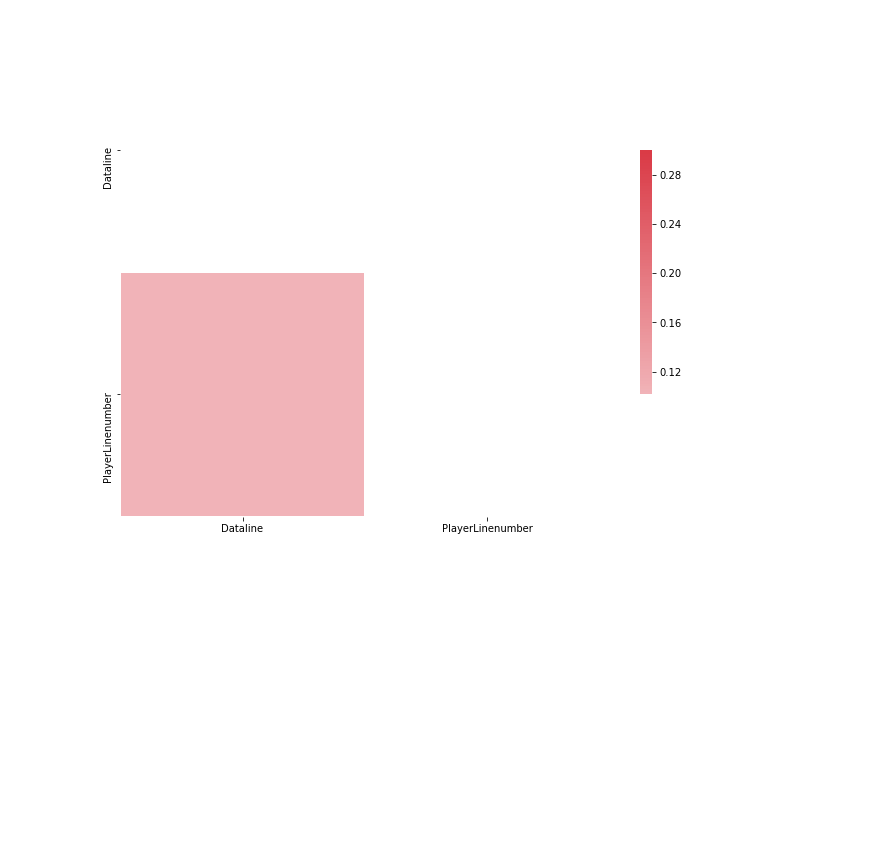
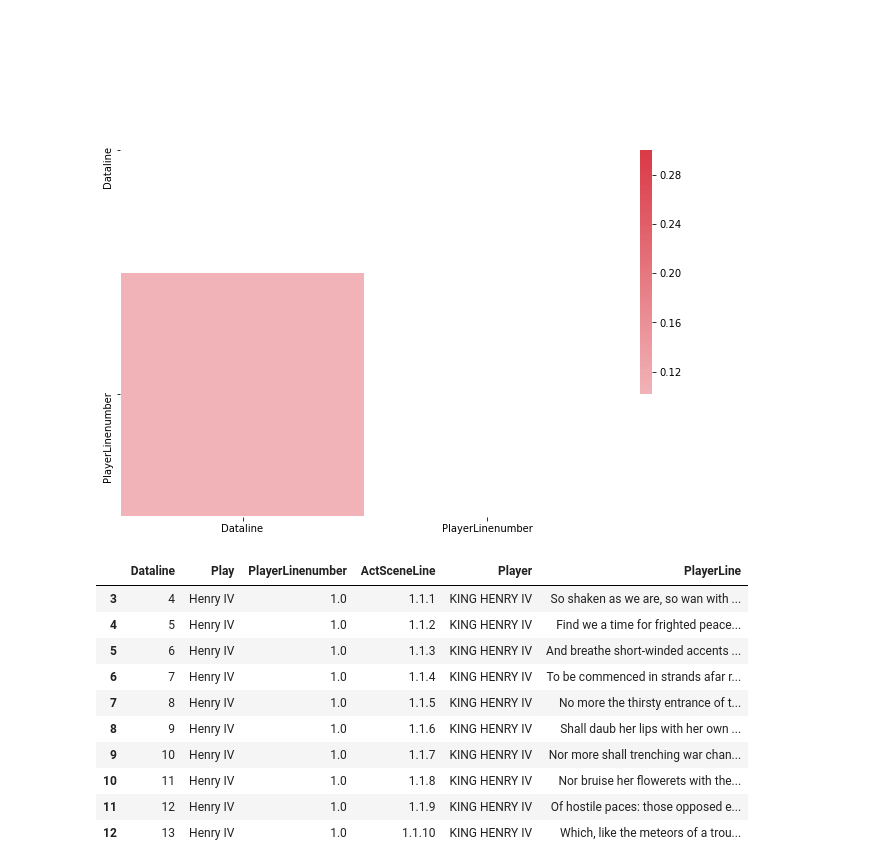
Before and after one commit to giordan12/tobeornottobe, a Jupyter notebook: castro_project2.ipynb, the cells around one changed output. Drawn from its saved outputs; the diff is of its cells as text; code cells hidden in the pictures; blank space fills up the shorter version.

```diff
--- a/castro_project2.ipynb
+++ b/castro_project2.ipynb
@@ -113,3 +113,17 @@ sns.heatmap(shakes_corr, mask=mask, cmap=cmap, vmax=.3, center=0,
 # I still need to come up with ways how to take advantage of the PlayerLineNumber and the ActSceneLineNumber columns
 # Maybe some sentiment analysis on the line column would help a lot
 # If there would be a way to extract special words each character uses, that would help a ton more, I need to figure out if I can do this
+# %%
+shakes_df.head(10)
+# %% [output]
+|  | Dataline | Play | PlayerLinenumber | ActSceneLine | Player | PlayerLine |
+| 3 | 4 | Henry IV | 1.0 | 1.1.1 | KING HENRY IV | So shaken as we are, so wan with ... |
+| 4 | 5 | Henry IV | 1.0 | 1.1.2 | KING HENRY IV | Find we a time for frighted peace... |
+| 5 | 6 | Henry IV | 1.0 | 1.1.3 | KING HENRY IV | And breathe short-winded accents ... |
+| 6 | 7 | Henry IV | 1.0 | 1.1.4 | KING HENRY IV | To be commenced in strands afar r... |
+| 7 | 8 | Henry IV | 1.0 | 1.1.5 | KING HENRY IV | No more the thirsty entrance of t... |
+| 8 | 9 | Henry IV | 1.0 | 1.1.6 | KING HENRY IV | Shall daub her lips with her own ... |
+| 9 | 10 | Henry IV | 1.0 | 1.1.7 | KING HENRY IV | Nor more shall trenching war chan... |
+| 10 | 11 | Henry IV | 1.0 | 1.1.8 | KING HENRY IV | Nor bruise her flowerets with the... |
+| 11 | 12 | Henry IV | 1.0 | 1.1.9 | KING HENRY IV | Of hostile paces: those opposed e... |
+| 12 | 13 | Henry IV | 1.0 | 1.1.10 | KING HENRY IV | Which, like the meteors of a trou... |
```
Also changed, not shown: parts of 36 cells of this notebook.
